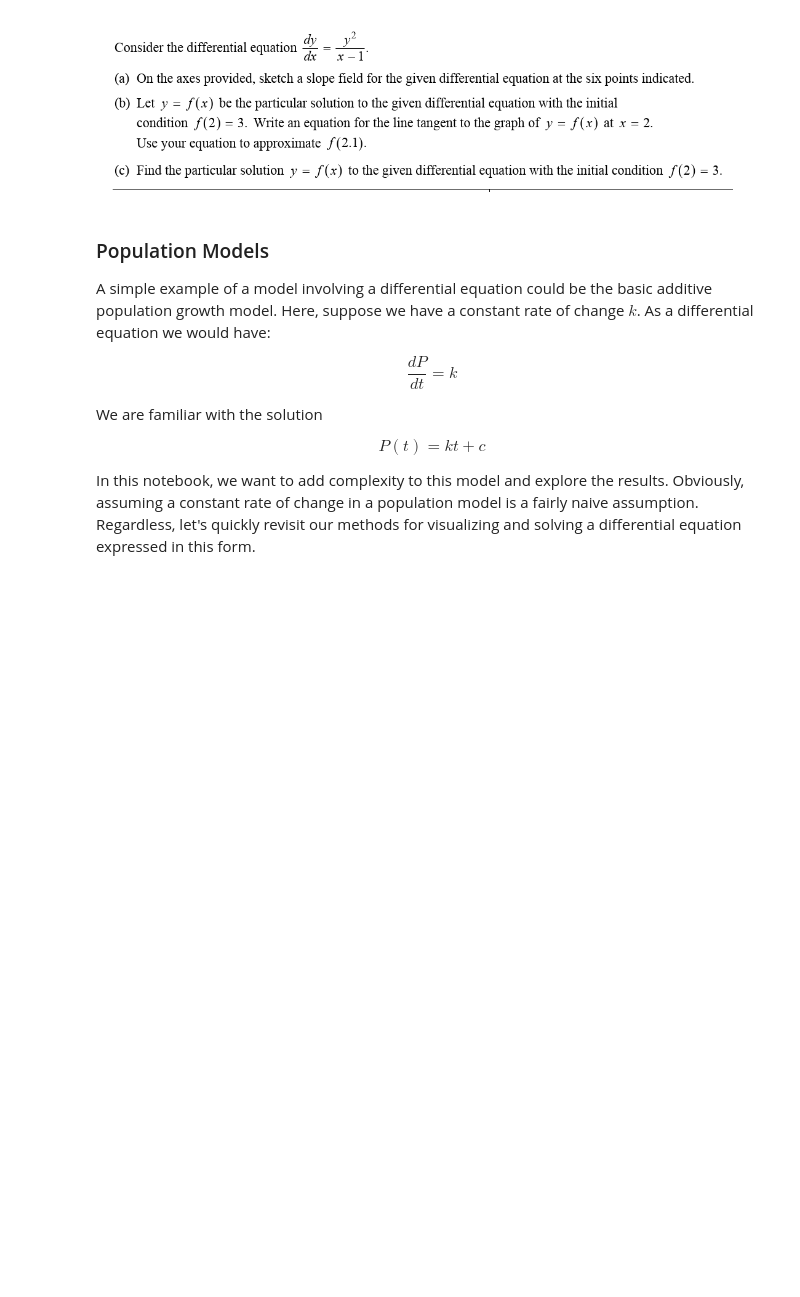
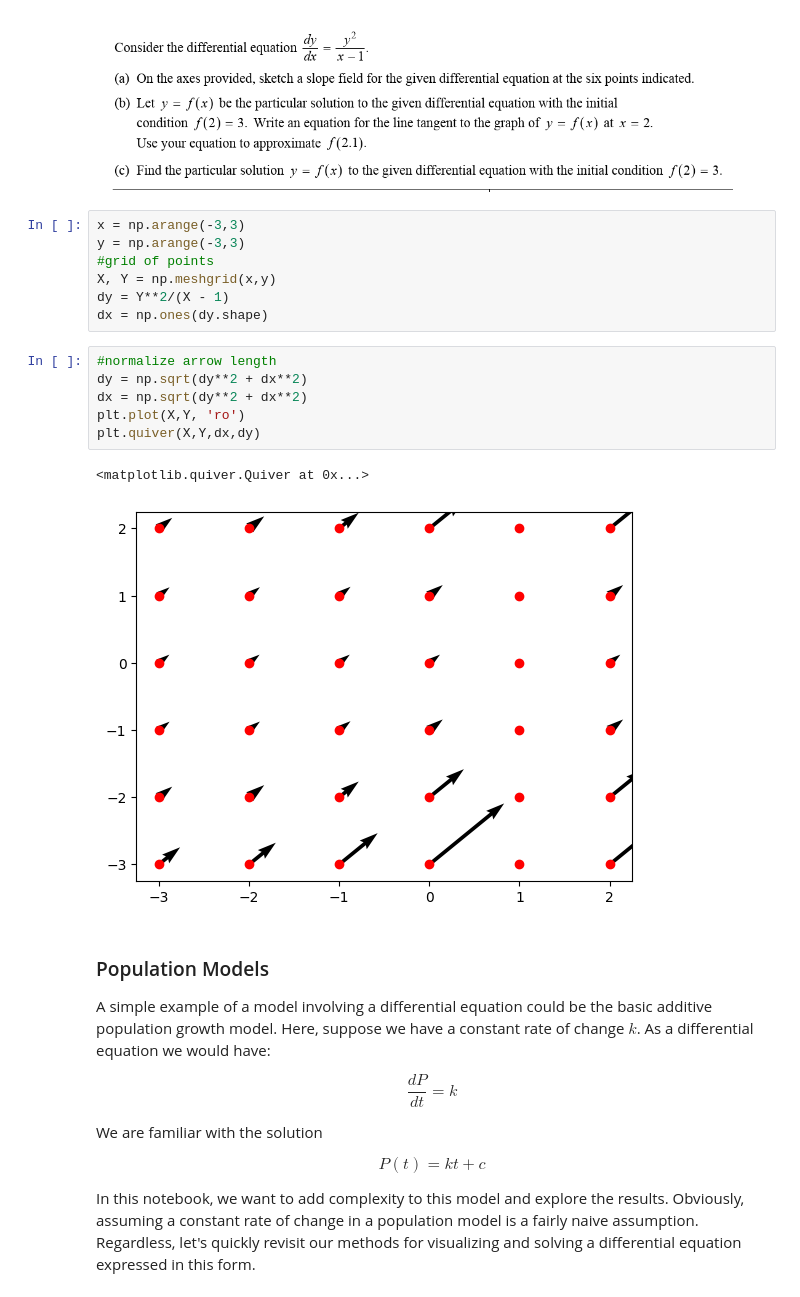
Before and after one commit to josepeon/calculus_parsons, a Jupyter notebook: 2_2_calc_modeling_with_diffeq.ipynb, the cells around one changed output. Drawn from its saved outputs; the diff is of its cells as text; blank space fills up the shorter version.

```diff
--- a/2_2_calc_modeling_with_diffeq.ipynb
+++ b/2_2_calc_modeling_with_diffeq.ipynb
@@ -15,6 +22,22 @@ from ipywidgets import interact, widgets, fixed
 #approximate solution and show work
 # %% [markdown]
 ![Screenshot 2025-11-05 at 10.44.39 AM.png](embedded-picture-1)
+# %%
+x = np.arange(-3,3)
+y = np.arange(-3,3)
+#grid of points
+X, Y = np.meshgrid(x,y)
+dy = Y**2/(X - 1)
+dx = np.ones(dy.shape)
+# %%
+#normalize arrow length
+dy = np.sqrt(dy**2 + dx**2)
+dx = np.sqrt(dy**2 + dx**2)
+plt.plot(X,Y, 'ro')
+plt.quiver(X,Y,dx,dy)
+# %% [output]
+<matplotlib.quiver.Quiver at 0x...>
+[figure, added]
 # %% [markdown]
 ### Population Models
 
```
Also changed, not shown: parts of 2 cells of this notebook.
